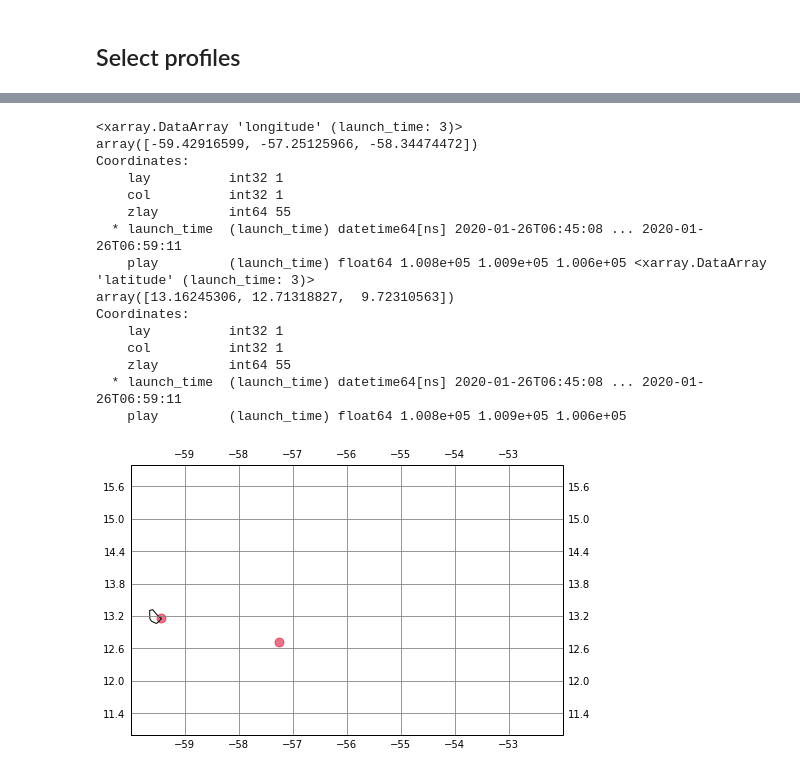
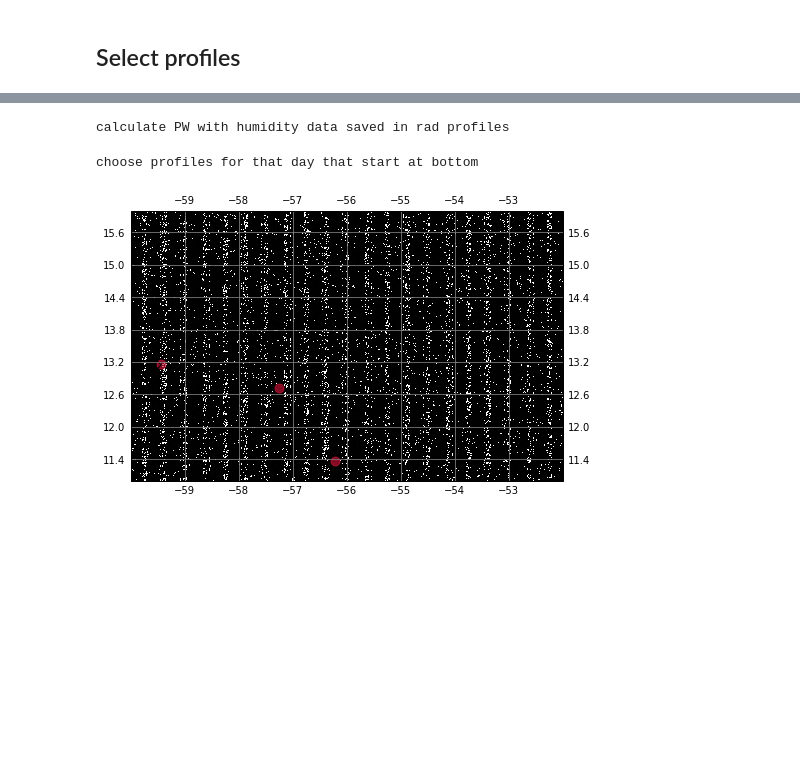
Before and after one commit to bfildier/EUREC4A_organization, a Jupyter notebook: scripts/exploreRadiativeCoolingPeak.ipynb, the cells around one changed output, grey strips where cells are left out. Cells and saved outputs as stored; diff of their text form; code cells hidden in the pictures; blank space fills up the shorter version.

Commit message:
explore radiative cooling peaks

```diff
--- a/scripts/exploreRadiativeCoolingPeak.ipynb
+++ b/scripts/exploreRadiativeCoolingPeak.ipynb
@@ -30,0 +39,3 @@ lon_box = -60,-52
+# %%
+indir_sonde_qrad = '/Users/bfildier/Dropbox/Data/EUREC4A/sondes_radiative_profiles/'
+indir_goes_images = '/Users/bfildier/Data/satellite/GOES/images/%s'%date.strftime('%Y_%m_%d')
@@ -31,5 +61,6 @@ lon_box = -60,-52
 # %%
 print('load rad profiles')
-radprf = xr.open_dataset(os.path.join(indir_sonde_qrad,'rad_profiles.nc'))
+# radprf = xr.open_dataset(os.path.join(indir_sonde_qrad,'rad_profiles.nc'))
+radprf = xr.open_dataset(os.path.join(indir_sonde_qrad,'rad_profiles_CF.nc'))
 # %% [output]
 load rad profiles
@@ -36,8 +78,9 @@ load rad profiles
 # %%
 print('convert times to datetime objects')
-timestamps = [int(lt/1e9) for lt in radprf.launch_time.values]
-times = [dt.fromtimestamp(ts)-timedelta(hours=1) for ts in timestamps] # removing 1 hour apparently necessary to match the original sonde time
-# double check that (t-dt(1970,1,1)).total_seconds() gives the same time stamp
-radprf = radprf.assign(launch_time=times) # reassign to object
+# # NO NEED ANYMORE
+# timestamps = [int(lt/1e9) for lt in radprf.launch_time.values]
+# times = [dt.fromtimestamp(ts)-timedelta(hours=1) for ts in timestamps] # removing 1 hour apparently necessary to match the original sonde time
+# # double check that (t-dt(1970,1,1)).total_seconds() gives the same time stamp
+# radprf = radprf.assign(launch_time=times) # reassign to object
 # %% [output]
 convert times to datetime objects
@@ -66,40 +97,60 @@ choose profiles for that day that start at bottom
+# %%
+print("calculate PW with humidity data saved in rad profiles")
+
+data = data_day
+
+def computePW(data):
+
+    # qv
+    qv = data.specific_humidity.values
+    # density
+    t_lay = data.temperature.values
+    R = 287 # J/kg/K
+    p_lay = data.pressure.values
+    rho_lay = p_lay/(R*t_lay)
+    # dz
+    dz = np.diff(data.alt_edges)
+    dz_3D = np.repeat(dz[np.newaxis,:],t_lay.shape[0],axis=0)
+    # PW
+    pw = np.nansum(qv[:,:-2]*rho_lay[:,:-2]*dz_3D,axis=1)
+
+    return pw
+
+pw = computePW(data)
+# %% [output]
+calculate PW with humidity data saved in rad profiles
+# %%
+print('choose profiles for that day that start at bottom')
+data_day = radprf.where(radprf.z_min<=50,drop=True).sel(launch_time=day)
+times = np.array([pytz.utc.localize(dt.strptime(str(d)[:19],'%Y-%m-%dT%H:%M:%S')) for d in data_day.launch_time.values])
+# %% [output]
+choose profiles for that day that start at bottom
 # %%
 i_h = 6
 
-time_init = dt(2020,1,26)
-timedelta(hours=i_h)
+time_init = pytz.utc.localize(dt(2020,1,26))
 
 mask_hour = np.logical_and(times > time_init+timedelta(hours=i_h), times <= time_init+timedelta(hours=i_h+1))
 data_hour = data_day.sel(launch_time=mask_hour)
+im_hour = images_vis[i_h]
 
 # data_hour.latitude.dropna(dim='zlay')[:,0]
 
 fig,ax = plt.subplots(subplot_kw={'projection':ccrs.PlateCarree()},figsize=(np.diff(lon_box),np.diff(lat_box)))
 
 ax.coastlines(resolution='50m')
 ax.set_extent([*lon_box,*lat_box])
 gl = ax.gridlines(color='Grey',draw_labels=True)
 # gl.xlabel_style = {'size': 16}
 # gl.ylabel_style = {'size': 16}
 
-x_s = data_hour.longitude.dropna(dim='zlay')[:,0]
-y_s = data_hour.latitude.dropna(dim='zlay')[:,0]
-print(x_s,y_s)
+# show background
+ax.imshow(im_hour,extent=[*lon_box_goes,*lat_box_goes],origin='upper')
+
+# show sondes
+x_s = data_hour.longitude.dropna(dim='alt')[:,0]
+y_s = data_hour.latitude.dropna(dim='alt')[:,0]
+
 m = ax.scatter(x_s,y_s,marker='o',color='crimson',alpha=0.6,s=80,label='Dropsondes')
 # %% [output]
-<xarray.DataArray 'longitude' (launch_time: 3)>
-array([-59.42916599, -57.25125966, -58.34474472])
-Coordinates:
-    lay          int32 1
-    col          int32 1
-    zlay         int64 55
-  * launch_time  (launch_time) datetime64[ns] 2020-01-26T06:45:08 ... 2020-01-26T06:59:11
-    play         (launch_time) float64 1.008e+05 1.009e+05 1.006e+05 <xarray.DataArray 'latitude' (launch_time: 3)>
-array([13.16245306, 12.71318827,  9.72310563])
-Coordinates:
-    lay          int32 1
-    col          int32 1
-    zlay         int64 55
-  * launch_time  (launch_time) datetime64[ns] 2020-01-26T06:45:08 ... 2020-01-26T06:59:11
-    play         (launch_time) float64 1.008e+05 1.009e+05 1.006e+05
-[figure, old version]
+[figure, new version]
```
Also changed, not shown: parts of 47 cells of this notebook, 59 other files.
